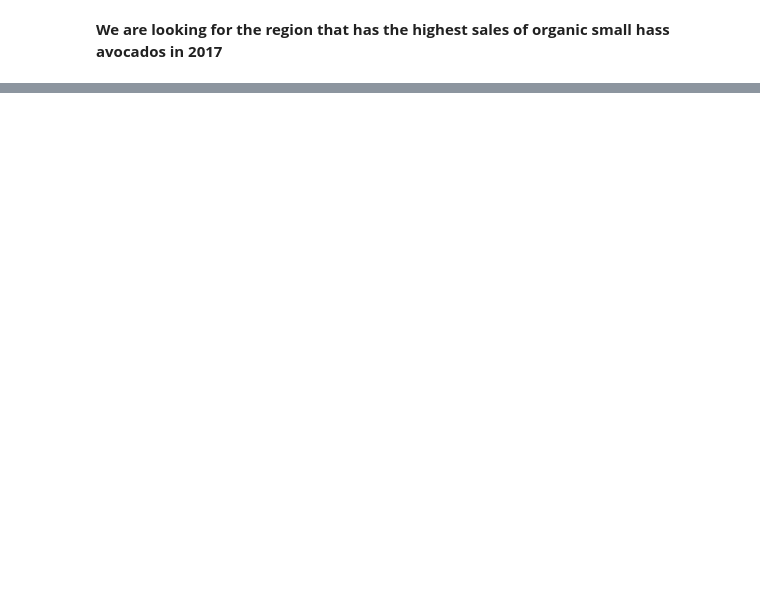
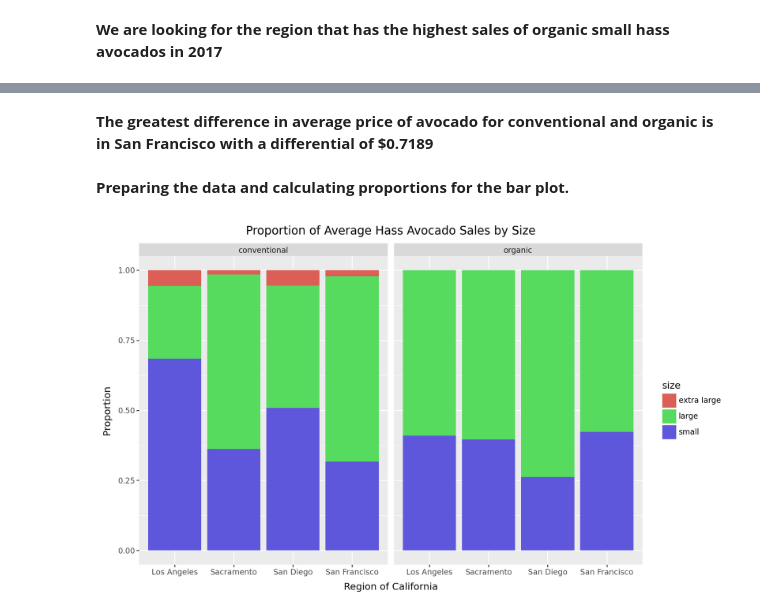
Before and after one commit to ulisesjcaroflores/Lab2, a Jupyter notebook: Lab2.ipynb, the cells around one changed output, grey strips where cells are left out. Saved outputs shown, nothing was run; the diff lists cells and outputs as text; code cells hidden in the pictures; blank space fills up the shorter version.

```diff
--- a/Lab2.ipynb
+++ b/Lab2.ipynb
@@ -98,0 +164,4 @@ avocado_clean[avocado_clean['small'] == avocado_clean['small'].max()]
+# %%
+ca_cities = ["Los Angeles", "San Diego", "Sacramento", "San Francisco"]
+avocado_clean = avocado_clean[avocado_clean['geography'].isin(ca_cities)]
+avocado_clean.head()
@@ -98,0 +186,22 @@ avocado_clean[avocado_clean['small'] == avocado_clean['small'].max()]
+# %% [markdown]
+**The greatest difference in average price of avocado for conventional and organic is in San Francisco with a differential of $0.7189**
+# %% [markdown]
+**Preparing the data and calculating proportions for the bar plot.**
+# %%
+avocado_size = avocado_clean[['geography', 'type', 'small', 'large', 'extra large']].melt(id_vars=['geography', 'type'], var_name='size', value_name='volume')
+total_geovolume = avocado_size.groupby(['geography', 'type'])['volume'].sum().reset_index()
+total_geovolume = total_geovolume.rename(columns={'volume': 'total_sizevolume'})
+avocado_size = pd.merge(avocado_size, total_geovolume, on=['geography', 'type'])
+avocado_size['proportion'] = avocado_size['volume'] / avocado_size['total_sizevolume']
+
+(ggplot(avocado_size, aes(x='geography', y='proportion', fill='size')) +
+geom_bar(stat='identity') +
+facet_wrap('~ type') +
+labs(
+    title="Proportion of Average Hass Avocado Sales by Size",
+    x="Region of California",
+    y="Proportion"
+  ) +
+theme(figure_size=(10, 6)))
+# %% [output]
+[figure, added]
```
Also changed, not shown: parts of 28 cells of this notebook.
